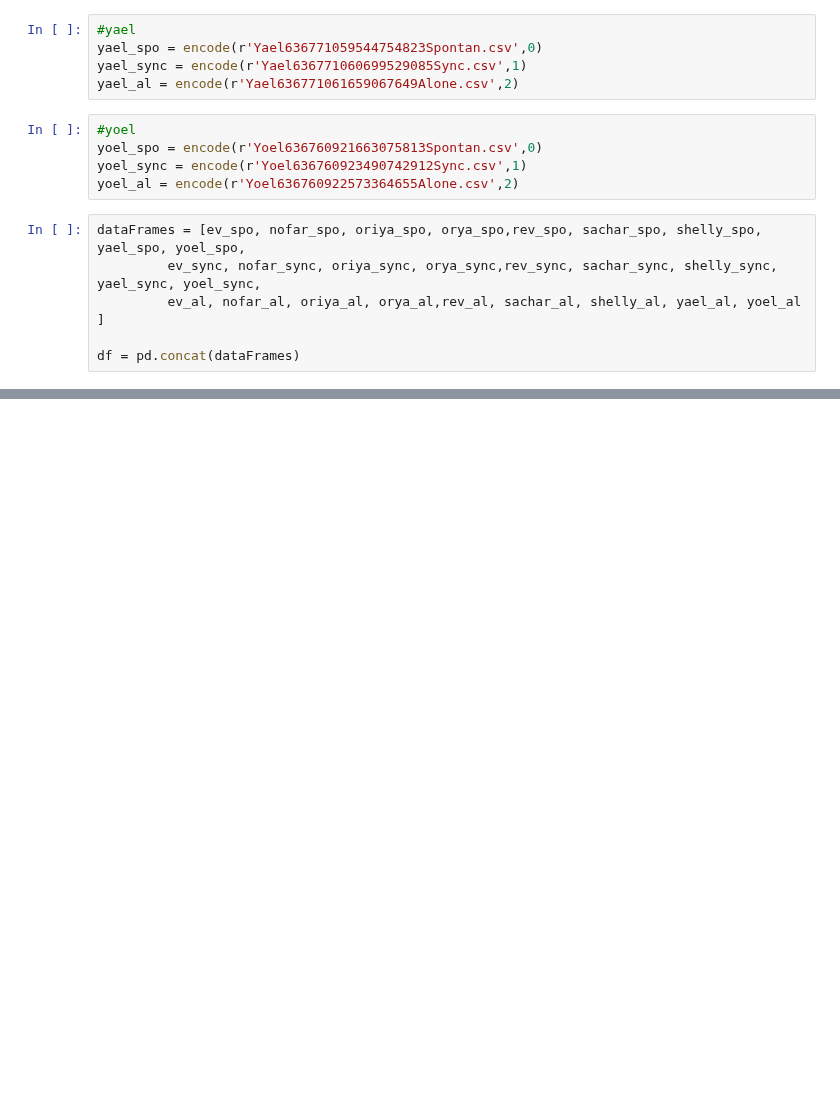
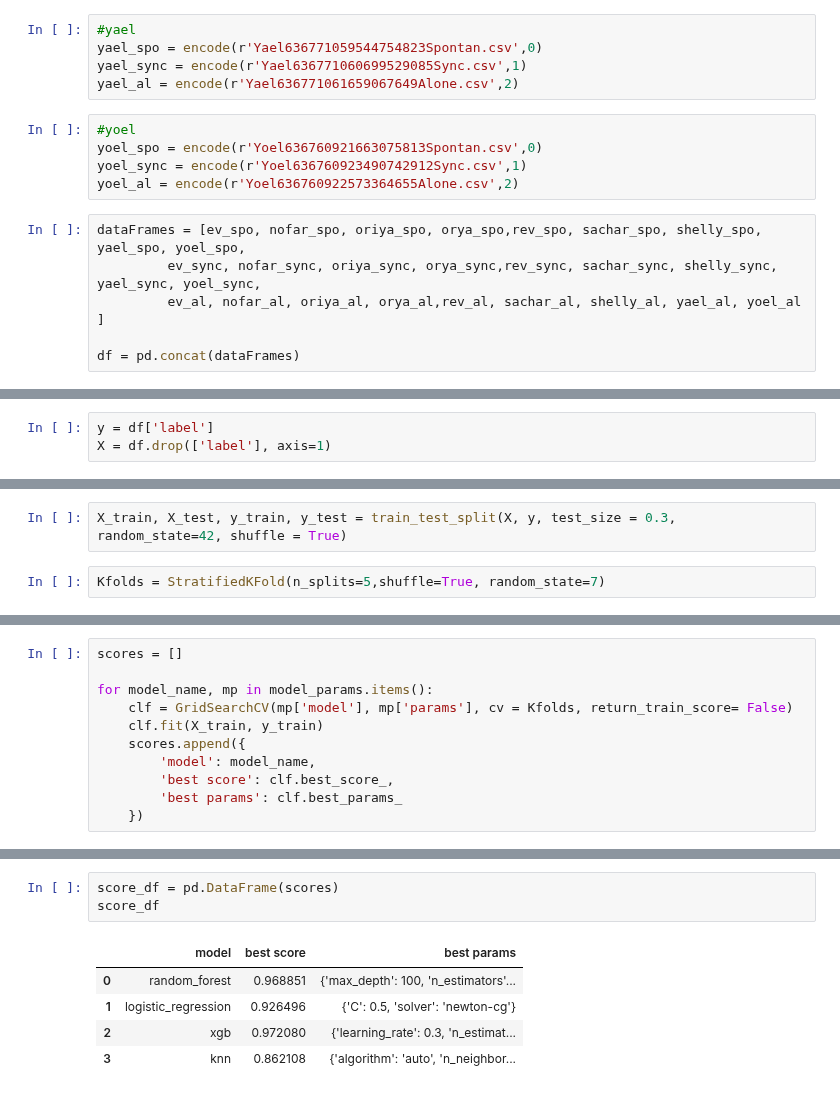
Before and after one commit to renanarimon/ML, a Jupyter notebook: a hands.ipynb, the cells around one changed output, grey strips where cells are left out. Drawn from its saved outputs; the diff is of its cells as text; blank space fills up the shorter version.

```diff
--- a/a hands.ipynb
+++ b/a hands.ipynb
@@ -213,0 +182,3 @@ HandRight1 = pd.concat([HandRight1,HandRight1])
+# %%
+y = df['label']
+X = df.drop(['label'], axis=1)
@@ -213,0 +192,4 @@ HandRight1 = pd.concat([HandRight1,HandRight1])
+# %%
+X_train, X_test, y_train, y_test = train_test_split(X, y, test_size = 0.3, random_state=42, shuffle = True)
+# %%
+Kfolds = StratifiedKFold(n_splits=5,shuffle=True, random_state=7)
@@ -213,0 +230,11 @@ HandRight1 = pd.concat([HandRight1,HandRight1])
+# %%
+scores = []
+
+for model_name, mp in model_params.items():
+    clf = GridSearchCV(mp['model'], mp['params'], cv = Kfolds, return_train_score= False)
+    clf.fit(X_train, y_train)
+    scores.append({
+        'model': model_name,
+        'best score': clf.best_score_,
+        'best params': clf.best_params_
+    })
@@ -213,0 +259,9 @@ HandRight1 = pd.concat([HandRight1,HandRight1])
+# %%
+score_df = pd.DataFrame(scores)
+score_df
+# %% [output]
+|  | model | best score | best params |
+| 0 | random_forest | 0.968851 | {'max_depth': 100, 'n_estimators'... |
+| 1 | logistic_regression | 0.926496 | {'C': 0.5, 'solver': 'newton-cg'} |
+| 2 | xgb | 0.972080 | {'learning_rate': 0.3, 'n_estimat... |
+| 3 | knn | 0.862108 | {'algorithm': 'auto', 'n_neighbor... |
```
Also changed, not shown: parts of 14 cells of this notebook.
